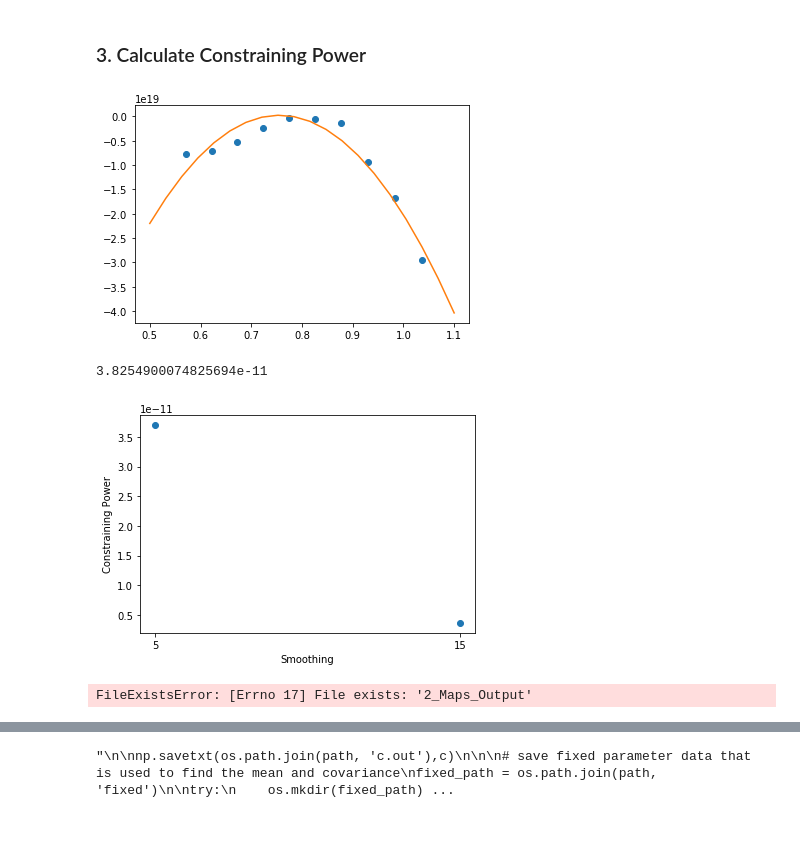
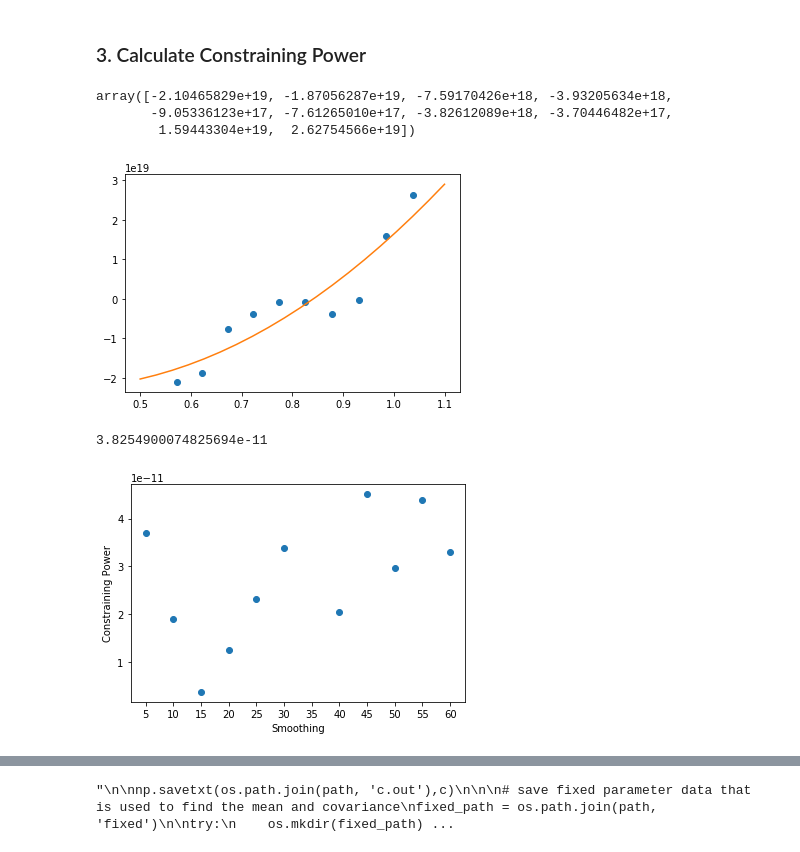
Before and after one commit to joezuntz/mink2, a Jupyter notebook: 2_Maps.ipynb, the cells around one changed output, grey strips where cells are left out. Saved outputs shown, nothing was run; the diff lists cells and outputs as text; code cells hidden in the pictures.

Commit message:
fixed smoothing test, added threshold test

```diff
--- a/2_Maps.ipynb
+++ b/2_Maps.ipynb
@@ -101,11 +128,11 @@ v_all = np.loadtxt(os.path.join(changing_path,'v_all.out'))'''
 ## Simulation Variables
 thr_ct = 10                    # threshold count
 nside = 256                    # number of pixels on each side of the map
-smoothing=5                    # map scale
+smoothing=25                    # map scale
 N = 12*nside*nside             # total number of pixels
 
 ## Analysis Variables
-itr = 5                        # number of iterations - rerun this bit 100 times (rerun with 270ish if there's time)
+itr = 3                        # number of iterations - rerun this bit 100 times (rerun with 270ish if there's time)
 map_len = 9                    # sum of the number of lensing and clustering redshift bins
 array_len = map_len*thr_ct*3   # length of covariance array - multiply by 3 for 3 MFs
 b=10                           # number of points along likelihood perpendicular line
@@ -223,6 +250,10 @@ except:
 #    print('sad')
 
 L
+# %% [output]
+array([-2.10465829e+19, -1.87056287e+19, -7.59170426e+18, -3.93205634e+18,
+       -9.05336123e+17, -7.61265010e+17, -3.82612089e+18, -3.70446482e+17,
+        1.59443304e+19,  2.62754566e+19])
 # %%
 # fit a quadratic curve to L(S_8)
 
@@ -232,7 +263,7 @@ new_x = np.linspace(0.5,1.1,20)
 new_y = poly(new_x)
 plt.plot(S_8, L, "o", new_x, new_y);
 # %% [output]
-[figure, old version]
+[figure, new version]
 # %%
 constraining_power = sqrt(-1 / (2*coefficient[0]))
 constraining_power
@@ -265,27 +296,24 @@ np.savetxt(os.path.join(path, 'V_all_fixed.out'),v_all_fixed)
 np.savetxt(os.path.join(path, 'v_all_changing'),V_all)
 # %%
 # plot smoothing vs. constraining power
-smoothing_array = [5,15]#,15]#np.linspace(5,60,12)
+smoothing_array = np.linspace(5,60,12)
 thr_ct = 10
 nside = 256
 cp = np.zeros(len(smoothing_array))
 
 # parent directory
 output_path = os.path.join(os.getcwd(), '2_Maps_Output')
 
 #for i in smoothing_array:
 for i,smoothing in enumerate(smoothing_array):
-    path = os.path.join(output_path, f't{thr_ct}_n{nside}_s{smoothing}')
+    path = os.path.join(output_path, f't{thr_ct}_n{nside}_s{int(smoothing)}')
     output = np.loadtxt(os.path.join(path, 'c.out'))
     cp[i] = output[3]
 
 plt.plot(smoothing_array,cp,'o')
 plt.xlabel('Smoothing')
 plt.xticks(smoothing_array)
 plt.ylabel('Constraining Power');
+plt.savefig('smoothing vs constraining power')
 # %% [output]
-[figure, old version]
+[figure, new version]
-# %%
-os.mkdir('2_Maps_Output')
-# %% [output]
-FileExistsError: [Errno 17] File exists: '2_Maps_Output'
```
Also changed, not shown: parts of 29 cells of this notebook.
